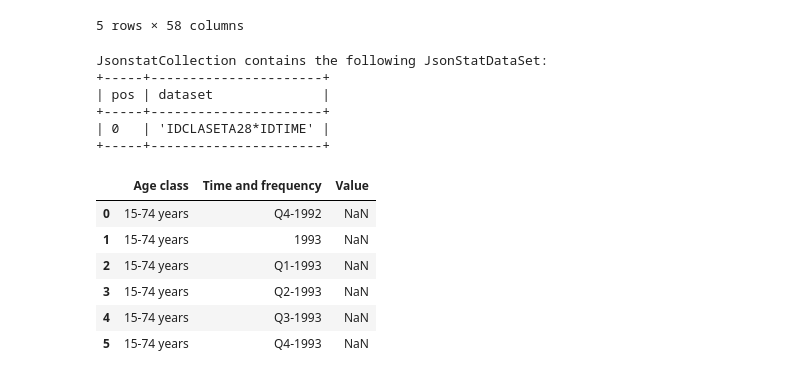
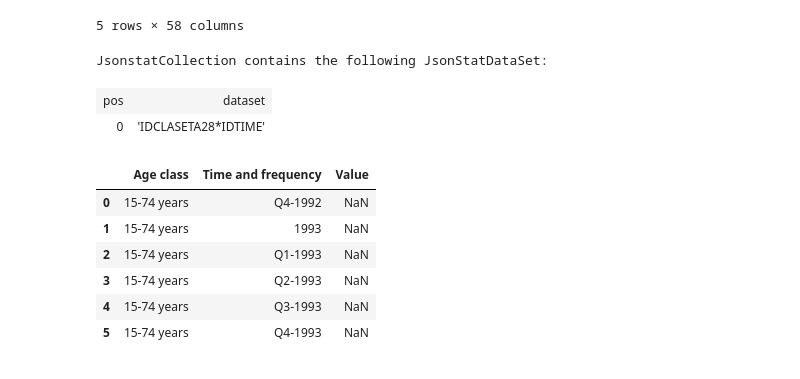
Before and after one commit to 26fe/jsonstat.py, a Jupyter notebook: istat-notebooks/istat_unemployment.ipynb, the cells around one changed output. Cells and saved outputs as stored; diff of their text form; code cells hidden in the pictures.

```diff
--- a/istat-notebooks/istat_unemployment.ipynb
+++ b/istat-notebooks/istat_unemployment.ipynb
@@ -143,26 +121,23 @@ df_all.pivot('Territory', 'Time and frequency', 'Value').head()
 # %%
 spec = {
     "Territory": 1,                            # 1 Italy
     "Data type": 6,                            # (6:'unemployment rate')
     'Measure': 1,
     'Gender': 3,
     'Age class':0,                             # all classes
     'Highest level of education attained': 12, # 12:'total',
     'Citizenship': 3,                          # 3:'total')
     'Duration of unemployment': 3,             #  3:'total')
     'Time and frequency': 0                    # All
 }
 
 # convert istat dataset into jsonstat collection and print some info
 collection_2 = istat_dataset_taxdisoccu.getvalues(spec)
-collection_2.info()
+collection_2
 # %% [output]
 JsonstatCollection contains the following JsonStatDataSet:
-+-----+----------------------+
-| pos | dataset              |
-+-----+----------------------+
-| 0   | 'IDCLASETA28*IDTIME' |
-+-----+----------------------+
+| pos | dataset |
+| 0 | 'IDCLASETA28*IDTIME' |
 # %%
 df = collection_2.dataset(0).to_table(rtype=pd.DataFrame, blocked_dims={'IDCLASETA28':'31'})
 df.head(6)
```
Also changed, not shown: parts of 10 cells of this notebook, 2 other files.
